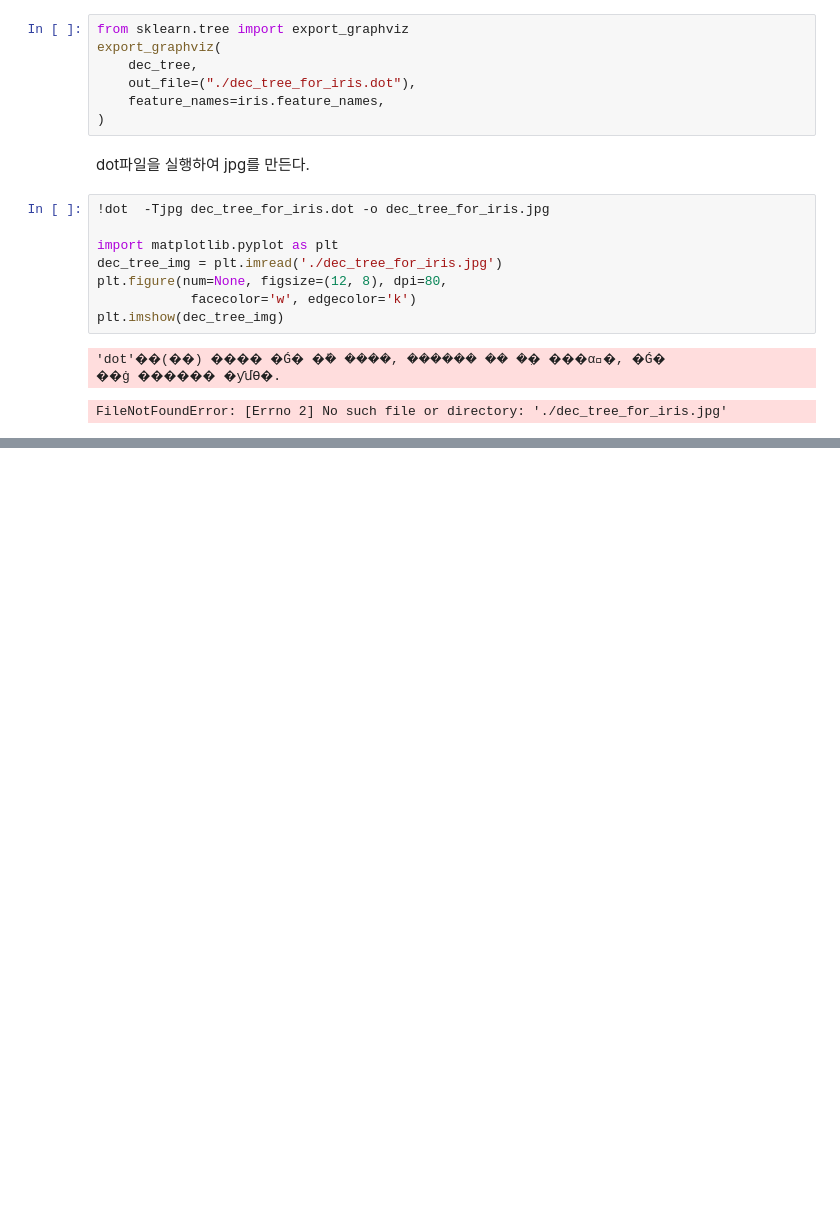
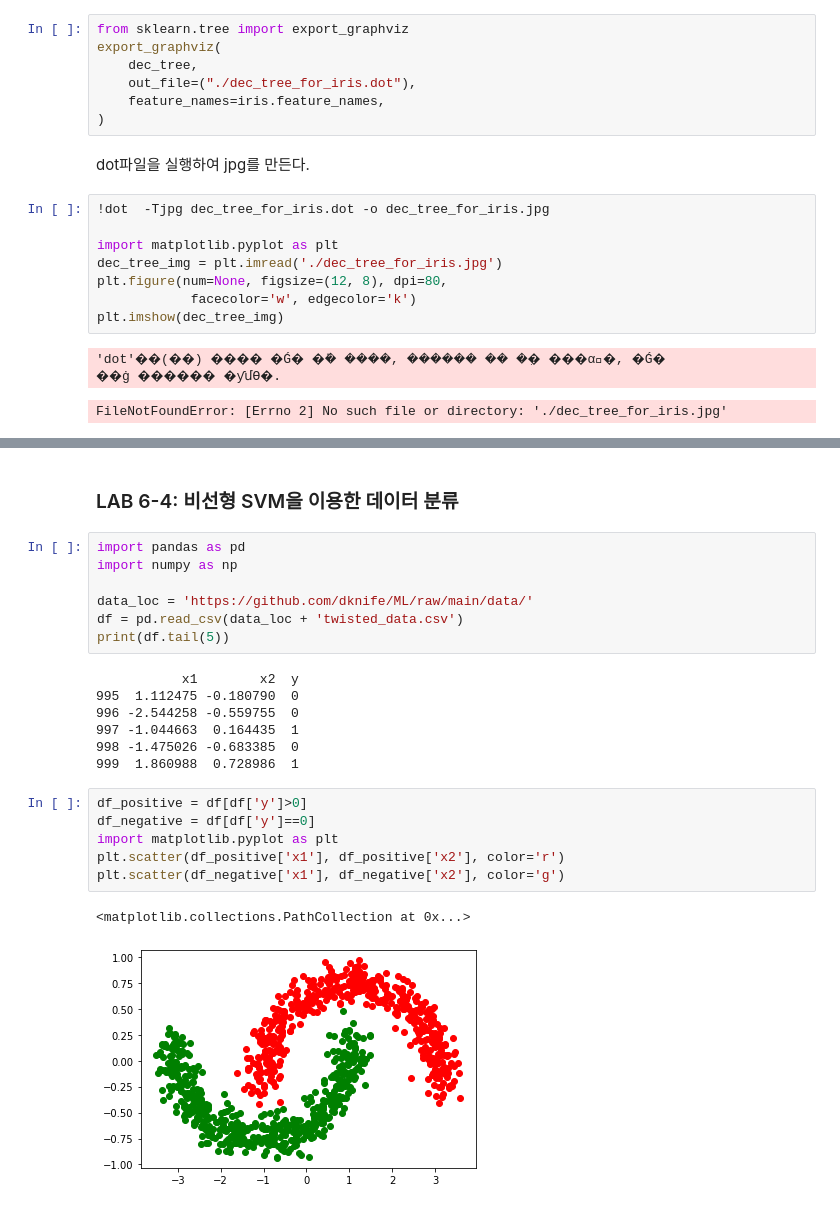
Before and after one commit to soeunida/chapter_six, a Jupyter notebook: chapter_six.ipynb, the cells around one changed output, grey strips where cells are left out. Saved outputs shown, nothing was run; the diff lists cells and outputs as text; blank space fills up the shorter version.

```diff
--- a/chapter_six.ipynb
+++ b/chapter_six.ipynb
@@ -91,0 +155,25 @@ FileNotFoundError: [Errno 2] No such file or directory: './dec_tree_for_iris.jpg
+# %% [markdown]
+### LAB 6-4: 비선형 SVM을 이용한 데이터 분류
+# %%
+import pandas as pd
+import numpy as np
+
+data_loc = 'https://github.com/dknife/ML/raw/main/data/'
+df = pd.read_csv(data_loc + 'twisted_data.csv')
+print(df.tail(5))
+# %% [output]
+           x1        x2  y
+995  1.112475 -0.180790  0
+996 -2.544258 -0.559755  0
+997 -1.044663  0.164435  1
+998 -1.475026 -0.683385  0
+999  1.860988  0.728986  1
+# %%
+df_positive = df[df['y']>0]
+df_negative = df[df['y']==0]
+import matplotlib.pyplot as plt
+plt.scatter(df_positive['x1'], df_positive['x2'], color='r')
+plt.scatter(df_negative['x1'], df_negative['x2'], color='g')
+# %% [output]
+<matplotlib.collections.PathCollection at 0x...>
+[figure, added]
```
Also changed, not shown: parts of 14 cells of this notebook.
